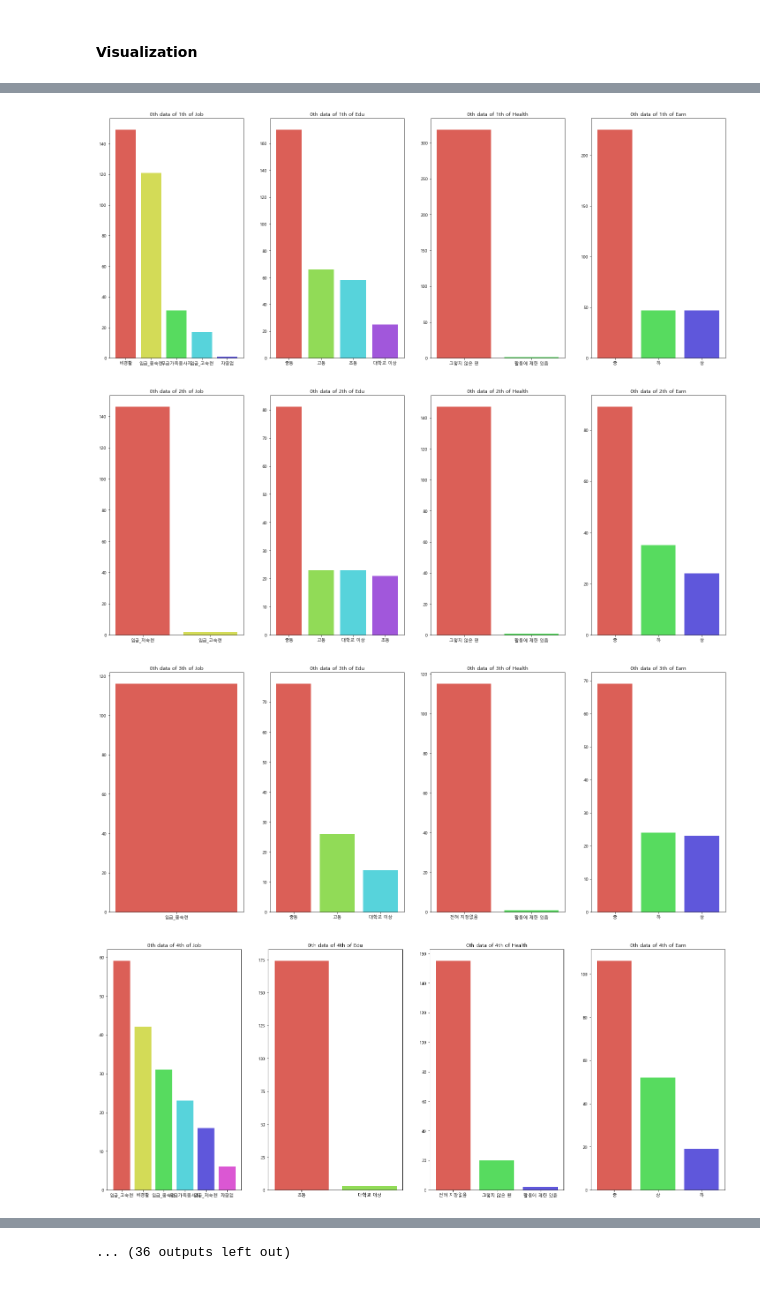
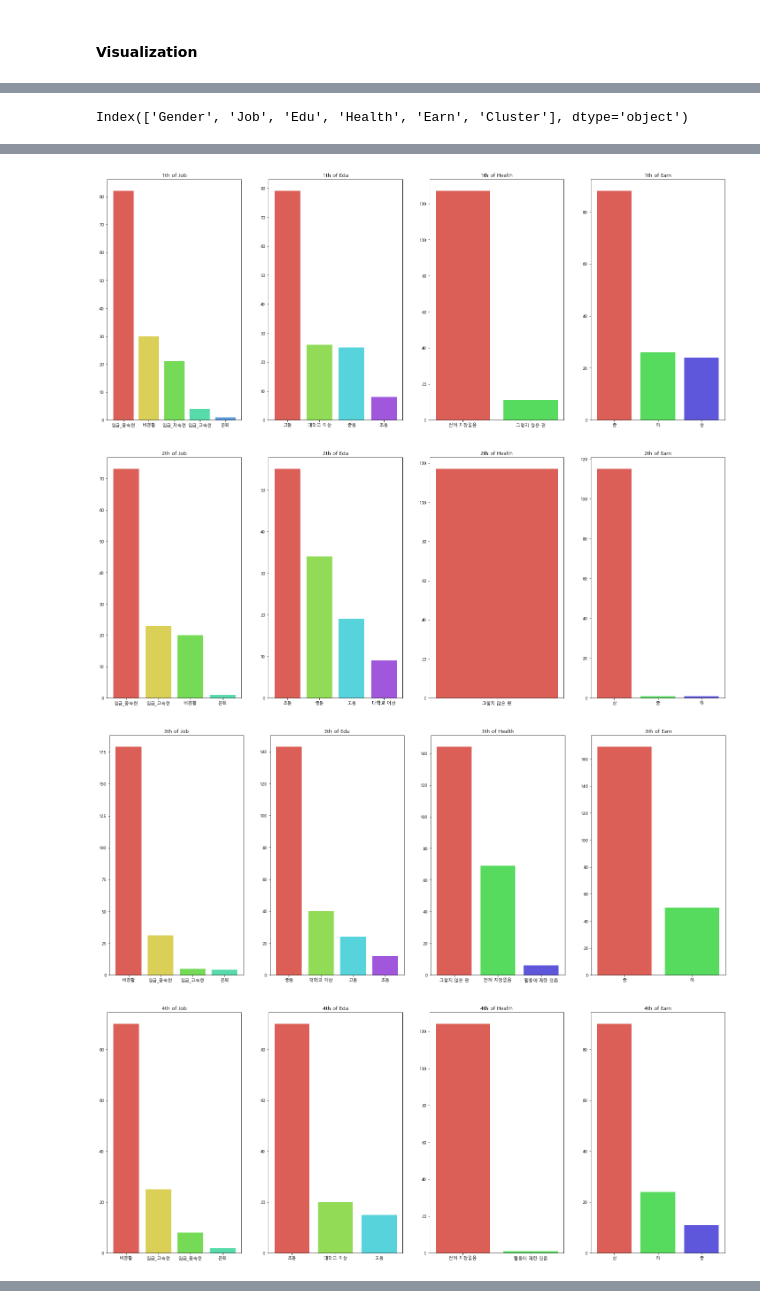
Before and after one commit to luckyspia/GAP, a Jupyter notebook: New_Aging_Survey/2. Analysis.ipynb, the cells around one changed output, grey strips where cells are left out. Cells and saved outputs as stored; diff of their text form; code cells hidden in the pictures.

Commit message:
Data Analysis and Clustering

```diff
--- a/New_Aging_Survey/2. Analysis.ipynb
+++ b/New_Aging_Survey/2. Analysis.ipynb
@@ -173,3 +144,0 @@ for data in data_lst[1:]:
-# %%
-for idx, data in enumerate(data_lst):
-    data['Year'] = 2006 + (idx*2)
@@ -195,4 +146,0 @@ full_data.reset_index(drop=True)
-# %%
-print('Len of Datas')
-for idx, data in enumerate(data_lst):
-    print(f'len of {idx}th data:', len(data))
@@ -411,9 +348,2 @@ Distribution of Healthes:
 Name: Health, dtype: float64
-# %%
-# temp cell
-kmode = KModes(n_clusters=6, init='random')
-kmode.fit(data_0.drop(['Gender'], axis=1))
-data_0['Cluster'] = kmode.labels_
-for data in data_lst[1:]:
-    data['Cluster'] = kmode.predict(data.drop(['Gender'], axis=1))
 # %%
@@ -429,14 +356,22 @@ Name: Cluster, dtype: int64
+# %%
+data.columns
+# %% [output]
+Index(['Gender', 'Job', 'Edu', 'Health', 'Earn', 'Cluster'], dtype='object')
+# %%
+kmode = KModes(n_clusters=7, init='random', random_state=2022)
+kmode.fit_predict(data.drop(['Gender'], axis=1))
+data['Cluster'] = kmode.labels_
 # %%
-for idx, data in enumerate(data_lst):
-    for clus in range(0, 6):
-        plt.figure(figsize=(25, 10))
-        n = 1
-        for i, col in enumerate(cols):
-            ax = plt.subplot(1, 4, n)
-            colors = sns.color_palette('hls',len(data[col].value_counts()))
-            temp = data[data['Cluster'] == clus].drop(['Year', 'Cluster'], axis=1)[col].value_counts()
-            ax.bar(x = temp.index, height= temp.values, color = colors, axes= ax)
-            plt.title(f'{idx}th data of {clus}th of {col}')
-            n += 1
-        plt.show()
+cols = data.drop(['Gender','Cluster'], axis=1).columns
+for clus in range(0, 7):
+    plt.figure(figsize=(25, 10))
+    n = 1
+    for i, col in enumerate(cols):
+        ax = plt.subplot(1, 4, n)
+        colors = sns.color_palette('hls',len(data[col].value_counts()))
+        temp = data[data['Cluster'] == clus].drop(['Cluster'], axis=1)[col].value_counts()
+        ax.bar(x = temp.index, height= temp.values, color = colors, axes= ax)
+        plt.title(f'{clus}th of {col}')
+        n += 1
+    plt.show()
 # %% [output]
@@ -444,4 +379,4 @@ for idx, data in enumerate(data_lst):
-[figure, old version]
+[figure, new version]
-[figure, old version]
+[figure, new version]
-[figure, old version]
+[figure, new version]
-[figure, old version]
+[figure, new version]
@@ -455 +384,0 @@ for idx, data in enumerate(data_lst):
-... (36 outputs left out)
```
Also changed, not shown: parts of 30 cells of this notebook.
